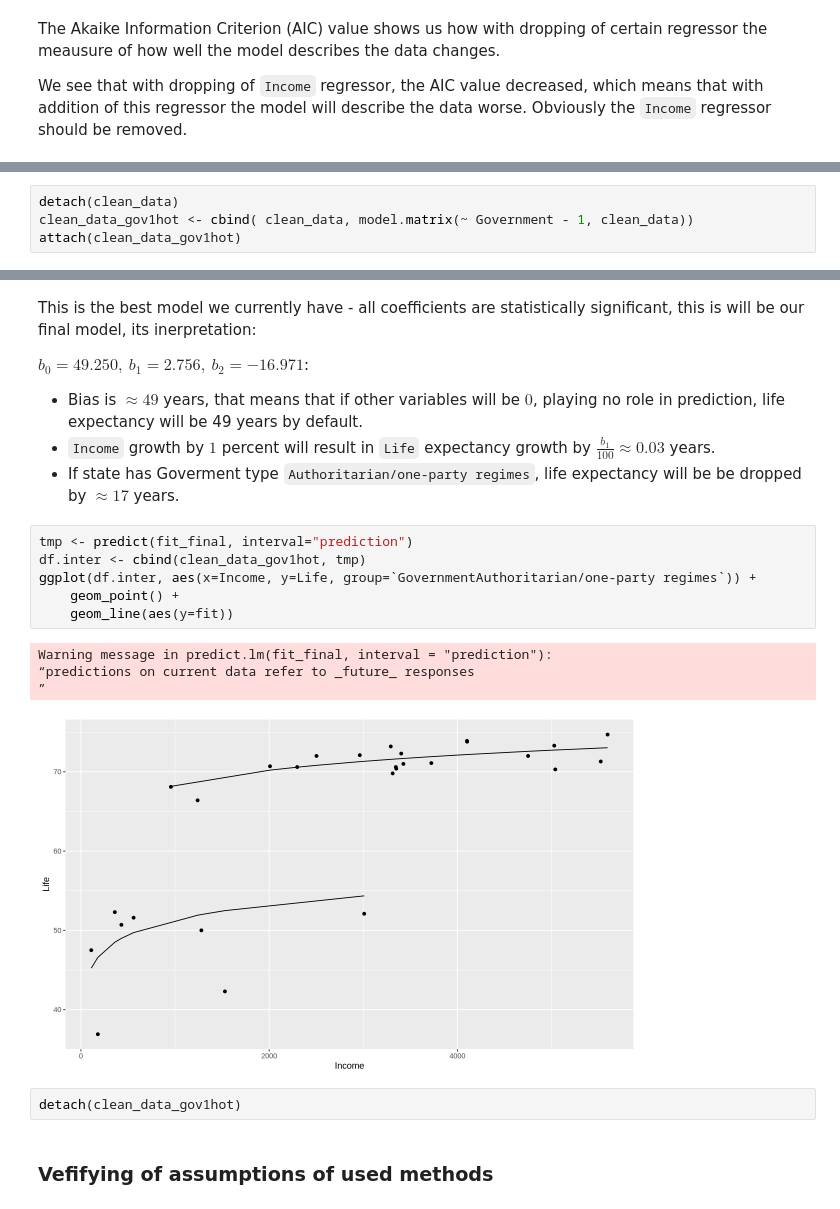
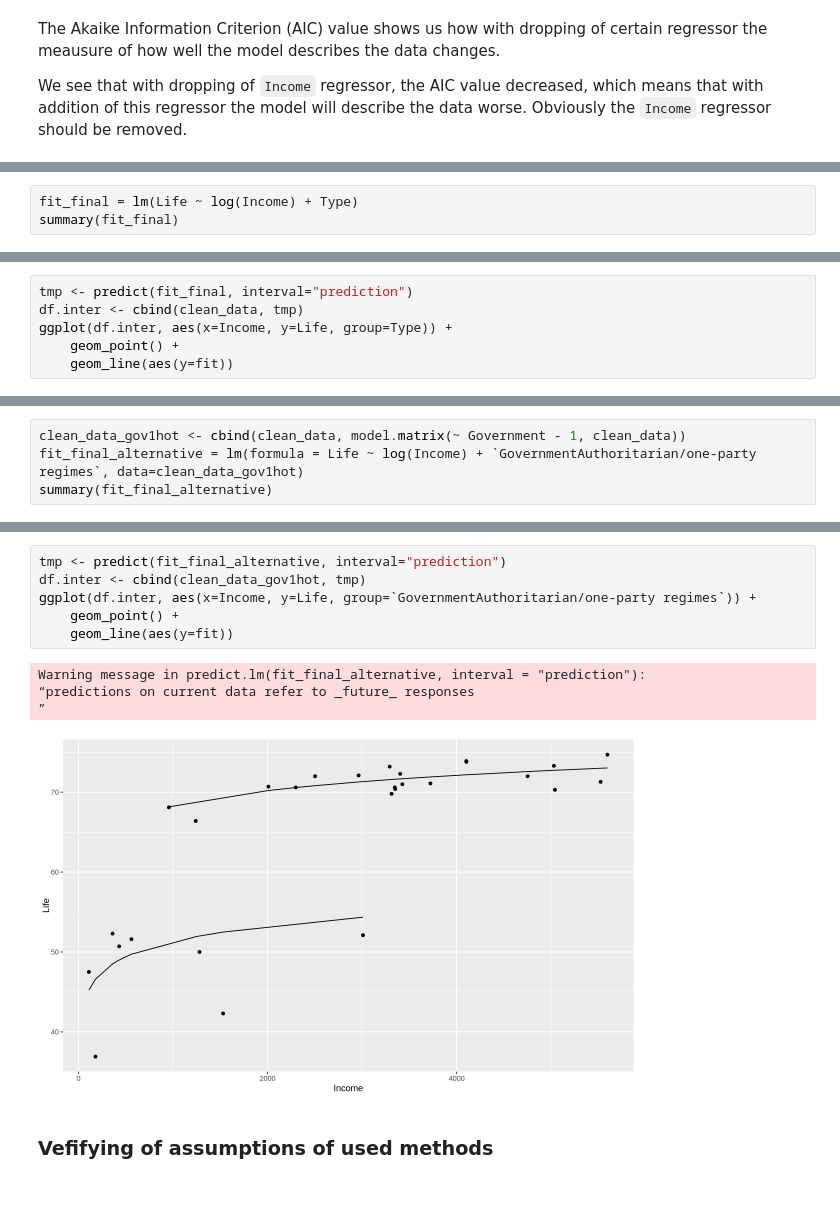
Before and after one commit to nickobard/eurostat-datasets-analysis, a Jupyter notebook: sem-2/semestral-work.ipynb, the cells around one changed output, grey strips where cells are left out. Saved outputs shown, nothing was run; the diff lists cells and outputs as text.

```diff
--- a/sem-2/semestral-work.ipynb
+++ b/sem-2/semestral-work.ipynb
@@ -618,0 +719,3 @@ We will remove `log(Income):GovernmentAuthoritarian/one-party regimes` and see h
+# %%
+fit_final = lm(Life ~ log(Income) + Type)
+summary(fit_final)
@@ -618,0 +750,6 @@ We will remove `log(Income):GovernmentAuthoritarian/one-party regimes` and see h
+# %%
+tmp <- predict(fit_final, interval="prediction")
+df.inter <- cbind(clean_data, tmp)
+ggplot(df.inter, aes(x=Income, y=Life, group=Type)) +
+    geom_point() +
+    geom_line(aes(y=fit))
@@ -619,4 +765,4 @@ We will remove `log(Income):GovernmentAuthoritarian/one-party regimes` and see h
 # %%
-detach(clean_data)
-clean_data_gov1hot <- cbind( clean_data, model.matrix(~ Government - 1, clean_data))
-attach(clean_data_gov1hot)
+clean_data_gov1hot <- cbind(clean_data, model.matrix(~ Government - 1, clean_data))
+fit_final_alternative = lm(formula = Life ~ log(Income) + `GovernmentAuthoritarian/one-party regimes`, data=clean_data_gov1hot)
+summary(fit_final_alternative)
@@ -691,23 +787,14 @@ F-statistic: 78.26 on 2 and 25 DF,  p-value: 1.729e-11
-# %% [markdown]
-This is the best model we currently have - all coefficients are statistically significant, this is will be our final model, its inerpretation:
-
-$b_0 = 49.250, \ b_1 = 2.756, \ b_2 = -16.971$:
-- Bias is $\approx 49$ years, that means that if other variables will be $0$, playing no role in prediction, life expectancy will be 49 years by default.
-- `Income` growth by $1$ percent will result in `Life` expectancy growth by $\frac{b_1}{100} \approx 0.03$ years.
-- If state has Goverment type `Authoritarian/one-party regimes`, life expectancy will be be dropped by $\approx 17$ years.
-# %%
-tmp <- predict(fit_final, interval="prediction")
-df.inter <- cbind(clean_data_gov1hot, tmp)
-ggplot(df.inter, aes(x=Income, y=Life, group=`GovernmentAuthoritarian/one-party regimes`)) +
-    geom_point() +
-    geom_line(aes(y=fit))
-# %% [output]
-Warning message in predict.lm(fit_final, interval = "prediction"):
-“predictions on current data refer to _future_ responses
-”
-[figure, removed]
-# %%
-detach(clean_data_gov1hot)
+# %%
+tmp <- predict(fit_final_alternative, interval="prediction")
+df.inter <- cbind(clean_data_gov1hot, tmp)
+ggplot(df.inter, aes(x=Income, y=Life, group=`GovernmentAuthoritarian/one-party regimes`)) +
+    geom_point() +
+    geom_line(aes(y=fit))
+# %% [output]
+Warning message in predict.lm(fit_final_alternative, interval = "prediction"):
+“predictions on current data refer to _future_ responses
+”
+[figure, added]
 # %% [markdown]
 ### Vefifying of assumptions of used methods
 # %% [markdown]
```
Also changed, not shown: parts of 32 cells of this notebook.
